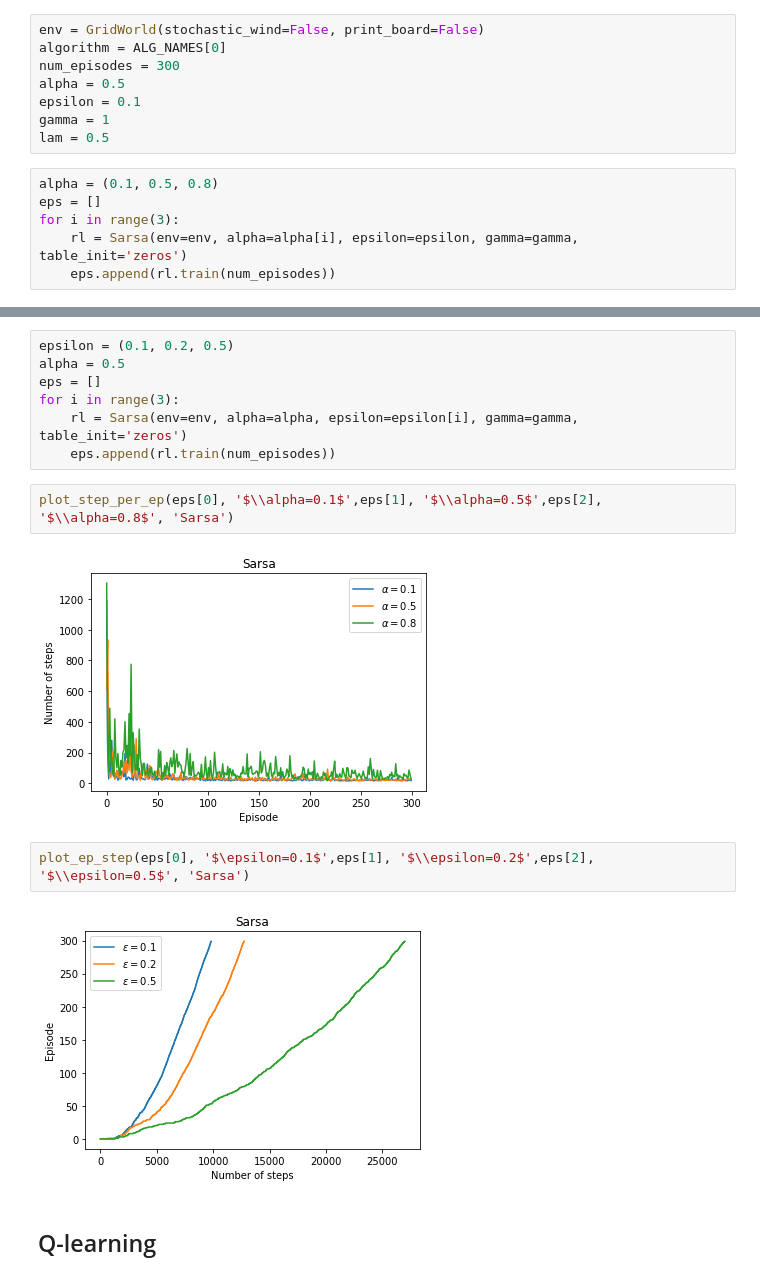
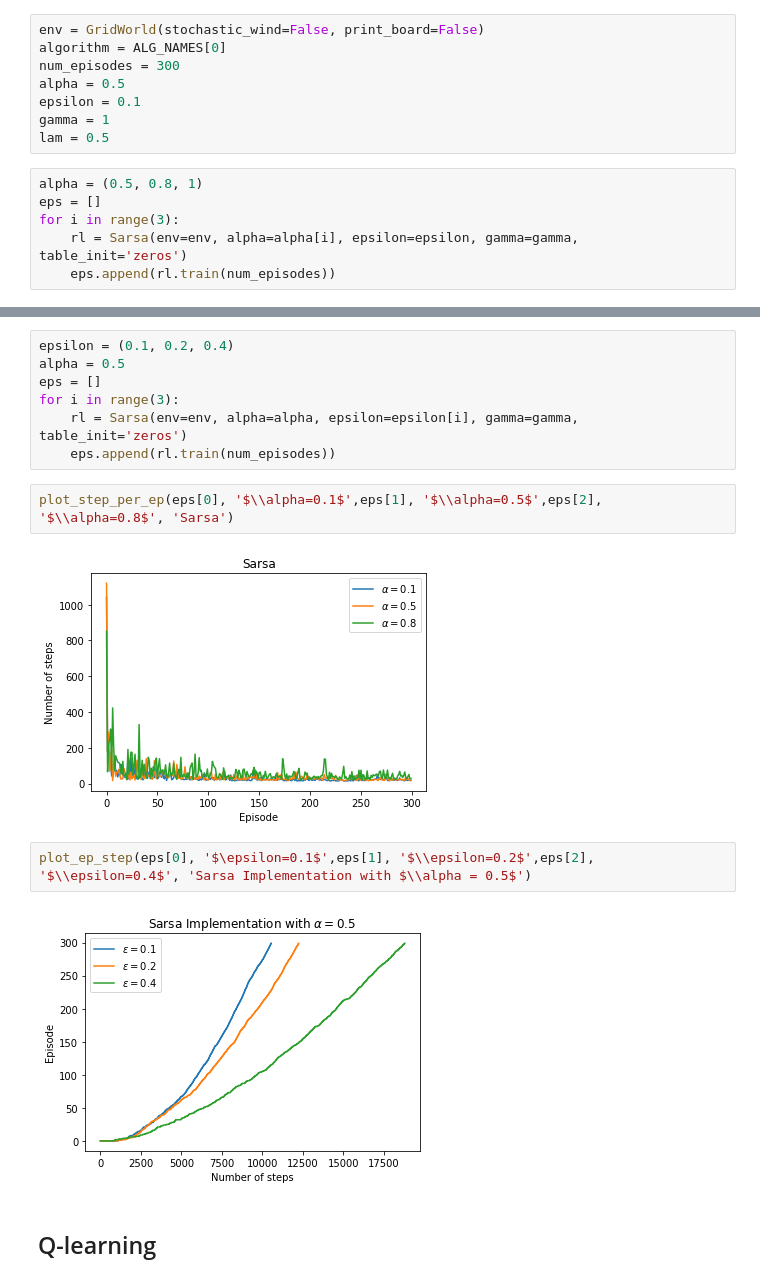
Before and after one commit to MatthewFilipovich/rl-gridworld, a Jupyter notebook: Plots.ipynb, the cells around one changed output, grey strips where cells are left out. Drawn from its saved outputs; the diff is of its cells as text.

```diff
--- a/Plots.ipynb
+++ b/Plots.ipynb
@@ -68,7 +68,7 @@ epsilon = 0.1
 gamma = 1
 lam = 0.5
 # %%
-alpha = (0.1, 0.5, 0.8)
+alpha = (0.5, 0.8, 1)
 eps = []
 for i in range(3):
     rl = Sarsa(env=env, alpha=alpha[i], epsilon=epsilon, gamma=gamma, table_init='zeros')
@@ -84,5 +84,5 @@ plot_ep_step(eps[0], '$\\alpha=0.1$',eps[1], '$\\alpha=0.5$',eps[2], '$\\alpha=0
 # %%
-epsilon = (0.1, 0.2, 0.5)
+epsilon = (0.1, 0.2, 0.4)
 alpha = 0.5
 eps = []
 for i in range(3):
@@ -91,10 +91,10 @@ for i in range(3):
 # %%
 plot_step_per_ep(eps[0], '$\\alpha=0.1$',eps[1], '$\\alpha=0.5$',eps[2], '$\\alpha=0.8$', 'Sarsa')
 # %% [output]
-[figure, old version]
+[figure, new version]
 # %%
-plot_ep_step(eps[0], '$\epsilon=0.1$',eps[1], '$\\epsilon=0.2$',eps[2], '$\\epsilon=0.5$', 'Sarsa')
+plot_ep_step(eps[0], '$\epsilon=0.1$',eps[1], '$\\epsilon=0.2$',eps[2], '$\\epsilon=0.4$', 'Sarsa Implementation with $\\alpha = 0.5$')
 # %% [output]
-[figure, old version]
+[figure, new version]
 # %% [markdown]
 ## Q-learning
```
Also changed, not shown: parts of 25 cells of this notebook, 11 other files.
